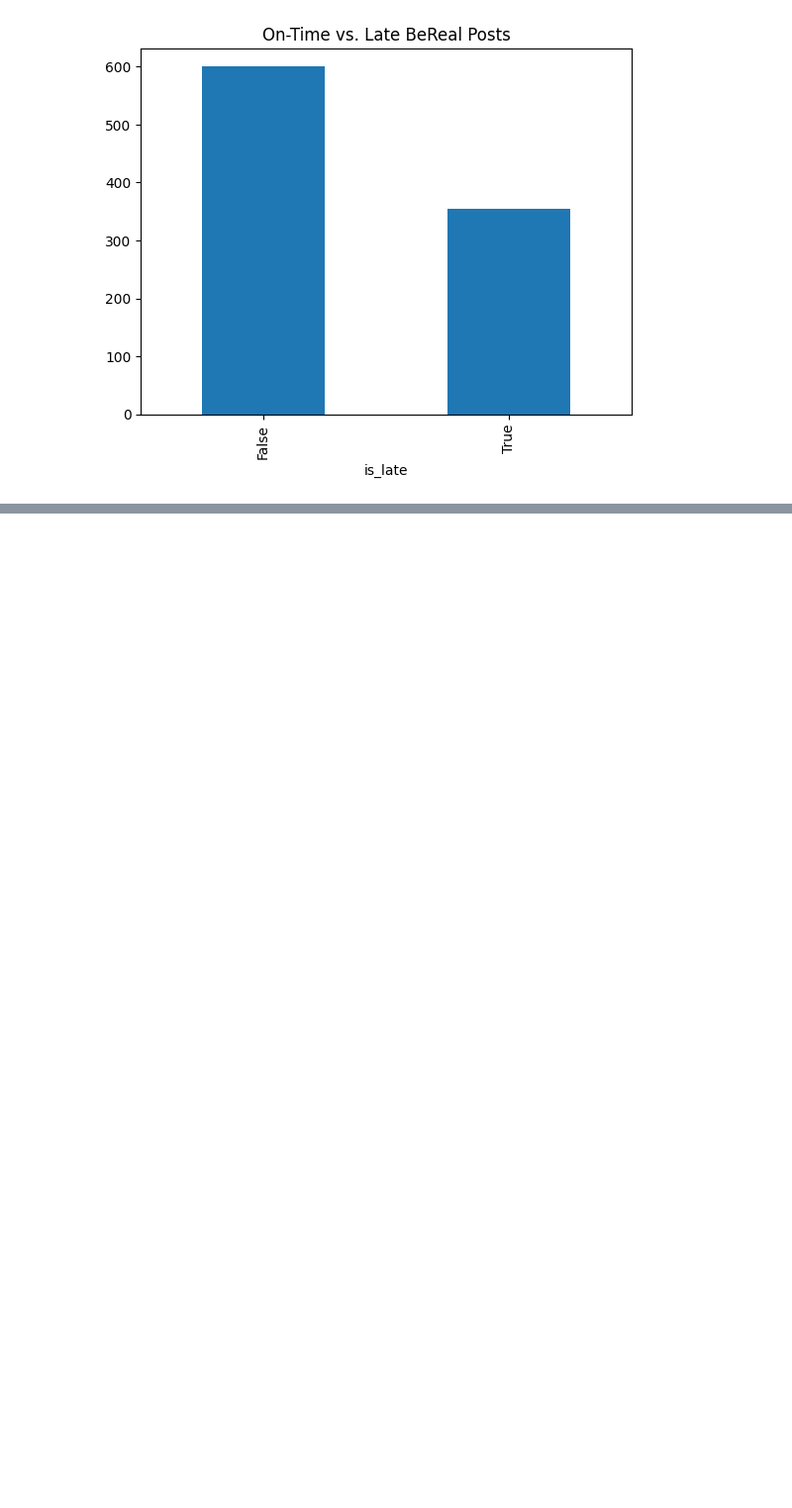
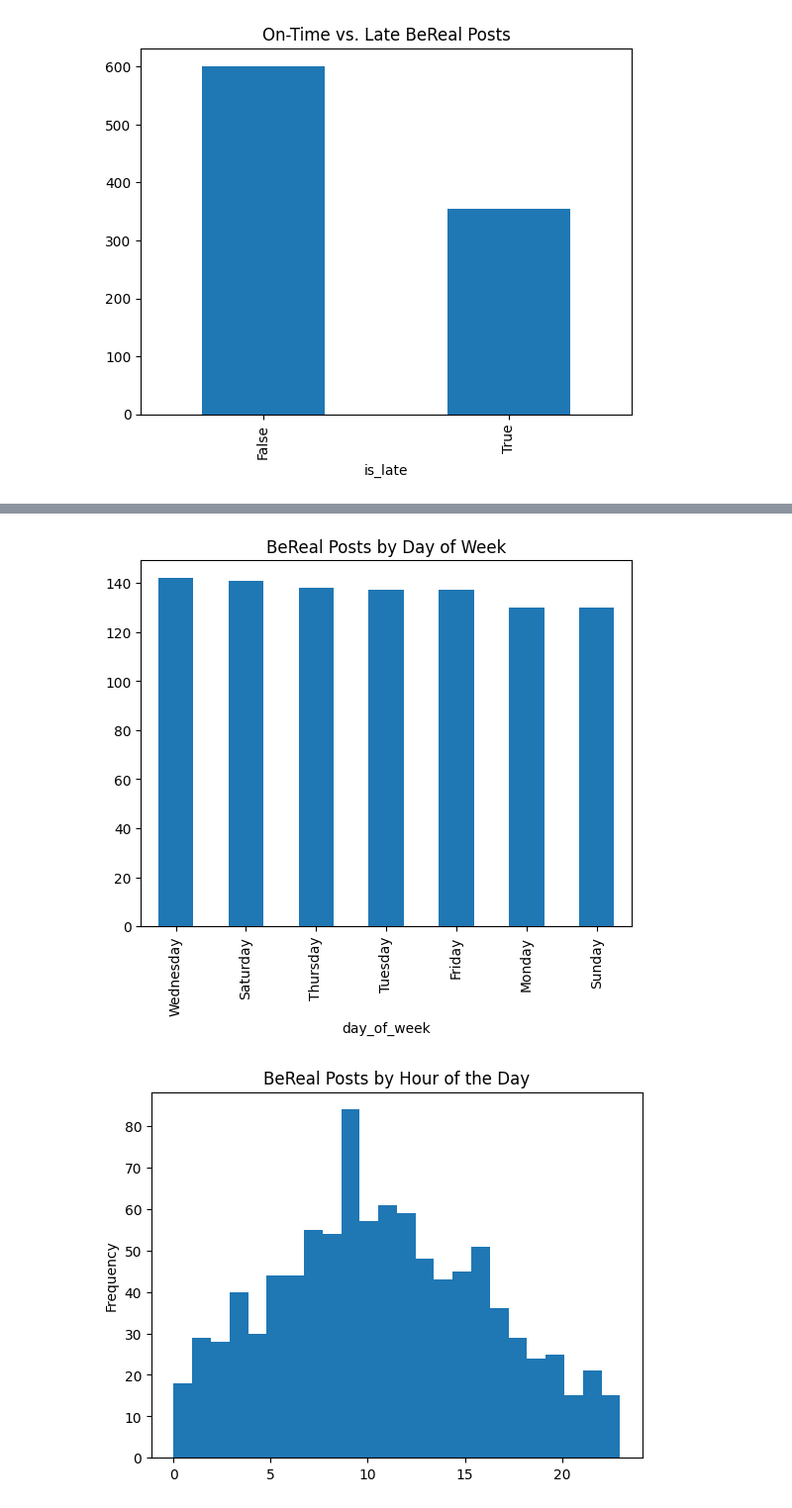
Before and after one commit to miinjaekim/bereal-ml-project, a Jupyter notebook: notebooks/eda.ipynb, the cells around one changed output, grey strips where cells are left out. Shown at 99% size. Cells and saved outputs as stored; diff of their text form; code cells hidden in the pictures; blank space fills up the shorter version.

Commit message:
Change taken_time to datetime format and v1 visualization of day and hour plots for posts

```diff
--- a/notebooks/eda.ipynb
+++ b/notebooks/eda.ipynb
@@ -122,3 +122,13 @@ memories_df['is_late'].value_counts().plot(kind='bar', title='On-Time vs. Late B
 plt.show()
 # %% [output]
 [figure]
+# %%
+# Convert the 'takenTime' column to datetime
+memories_df['taken_time'] = pd.to_datetime(memories_df['taken_time'])
+
+# Now you can access .dt attributes for time-based exploration
+memories_df['day_of_week'] = memories_df['taken_time'].dt.day_name()
+memories_df['hour_of_day'] = memories_df['taken_time'].dt.hour
+
+# Display the new columns to check
+print(memories_df[['taken_time', 'day_of_week', 'hour_of_day']].tail())
@@ -124,0 +142,11 @@ plt.show()
+# %%
+# Plot distribution of BeReal moments by day of the week
+memories_df['day_of_week'].value_counts().plot(kind='bar', title='BeReal Posts by Day of Week')
+plt.show()
+
+# Plot distribution by hour of the day
+memories_df['hour_of_day'].plot(kind='hist', bins=24, title='BeReal Posts by Hour of the Day')
+plt.show()
+# %% [output]
+[figure, added]
+[figure, added]
```
Also changed, not shown: parts of 1 cell of this notebook.
